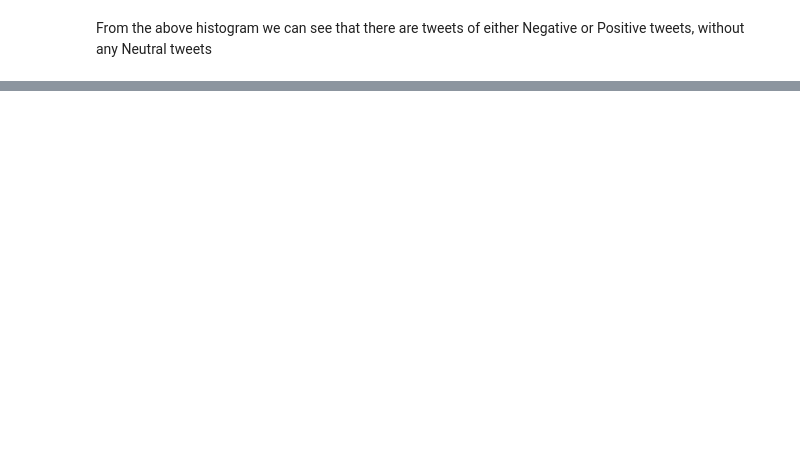
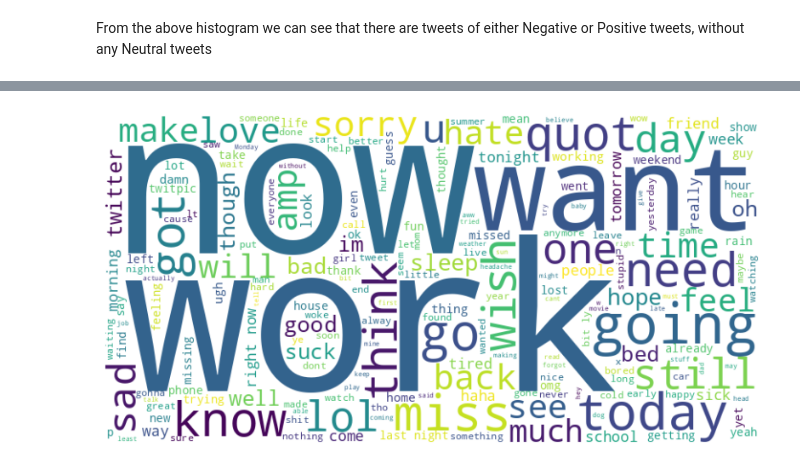
Before and after one commit to AshutoshDhungana/hate_speech_NLP, a Jupyter notebook: Sentiment_Analysis.ipynb, the cells around one changed output, grey strips where cells are left out. Cells and saved outputs as stored; diff of their text form; code cells hidden in the pictures; blank space fills up the shorter version.

```diff
--- a/Sentiment_Analysis.ipynb
+++ b/Sentiment_Analysis.ipynb
@@ -99,0 +140,22 @@ From the above histogram we can see that there are tweets of either Negative or
+# %%
+# prompt: now create the word cloud for the "text_of_tweet"' with the polarity 0, without editing out the stop words and punctuations
+
+from wordcloud import WordCloud
+import matplotlib.pyplot as plt
+
+# Filter tweets with polarity 0
+negative_tweets = df[df['polarity'] == 0][' "text_of_tweet"'].astype(str)
+
+# Combine negative tweets into a single string
+negative_text = " ".join(negative_tweets)
+
+# Generate the word cloud
+wordcloud_negative = WordCloud(width=800, height=400, background_color='white').generate(negative_text)
+
+# Display the word cloud
+plt.figure(figsize=(10, 5))
+plt.imshow(wordcloud_negative, interpolation='bilinear')
+plt.axis('off')
+plt.show()
+# %% [output]
+[figure, added]
```
Also changed, not shown: parts of 13 cells of this notebook.
